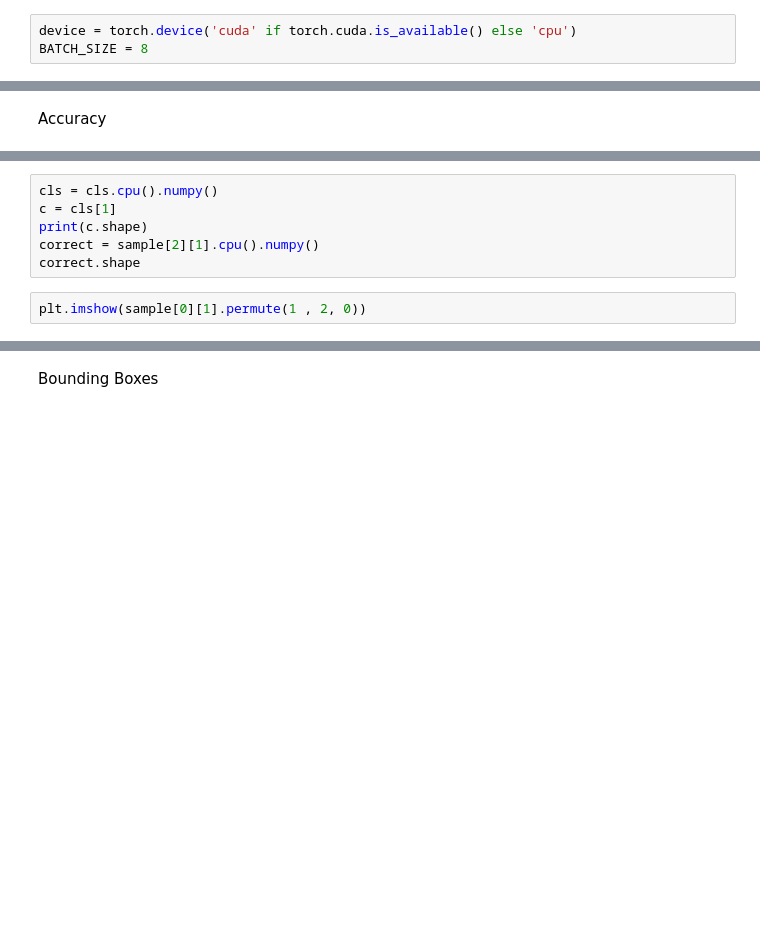
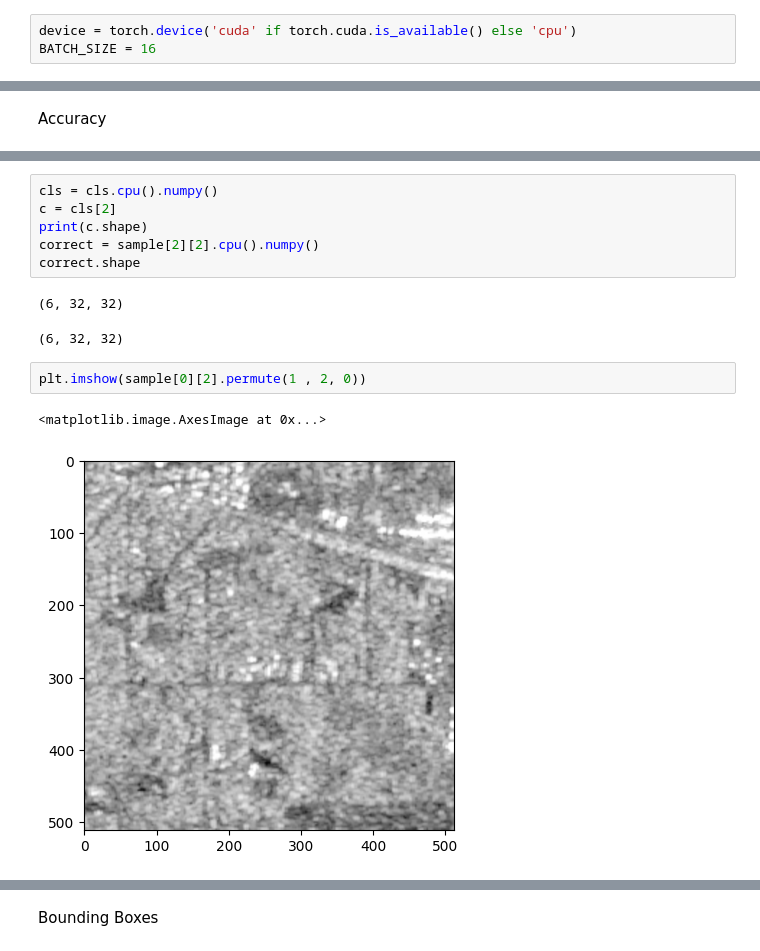
Before and after one commit to Hasanmog/CNN-VS-ViT, a Jupyter notebook: Object_Detection/WorkArea.ipynb, the cells around one changed output, grey strips where cells are left out. Drawn from its saved outputs; the diff is of its cells as text; blank space fills up the shorter version.

```diff
--- a/Object_Detection/WorkArea.ipynb
+++ b/Object_Detection/WorkArea.ipynb
@@ -110,7 +153,7 @@ if run == 1 :
 # Model Training
 # %%
 device = torch.device('cuda' if torch.cuda.is_available() else 'cpu')
-BATCH_SIZE = 8
+BATCH_SIZE = 16
 # %%
 train_loader = DataLoader(dataset = train_set , batch_size = BATCH_SIZE , shuffle = True , num_workers=8 , pin_memory=True)
 val_loader = DataLoader(dataset = val_set , batch_size = BATCH_SIZE , shuffle = True , num_workers=8 , pin_memory=True)
@@ -152,11 +375,17 @@ acc
 # %%
 cls = cls.cpu().numpy()
-c = cls[1]
+c = cls[2]
 print(c.shape)
-correct = sample[2][1].cpu().numpy()
+correct = sample[2][2].cpu().numpy()
 correct.shape
+# %% [output]
+(6, 32, 32)
+(6, 32, 32)
 # %%
-plt.imshow(sample[0][1].permute(1 , 2, 0))
+plt.imshow(sample[0][2].permute(1 , 2, 0))
+# %% [output]
+<matplotlib.image.AxesImage at 0x...>
+[figure, added]
 # %%
 # category verification
 import matplotlib.pyplot as plt
```
Also changed, not shown: parts of 20 cells of this notebook, 1 other file.
